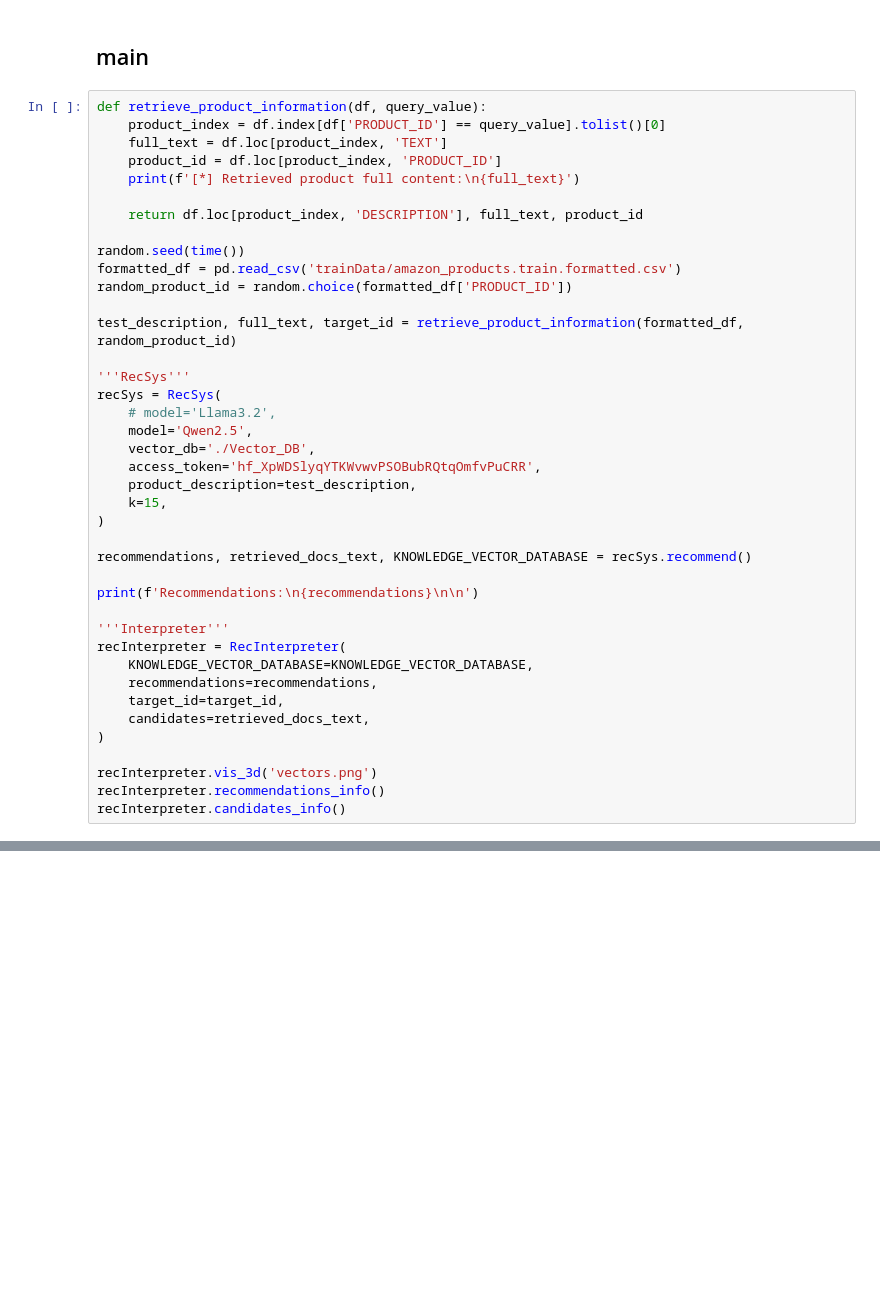
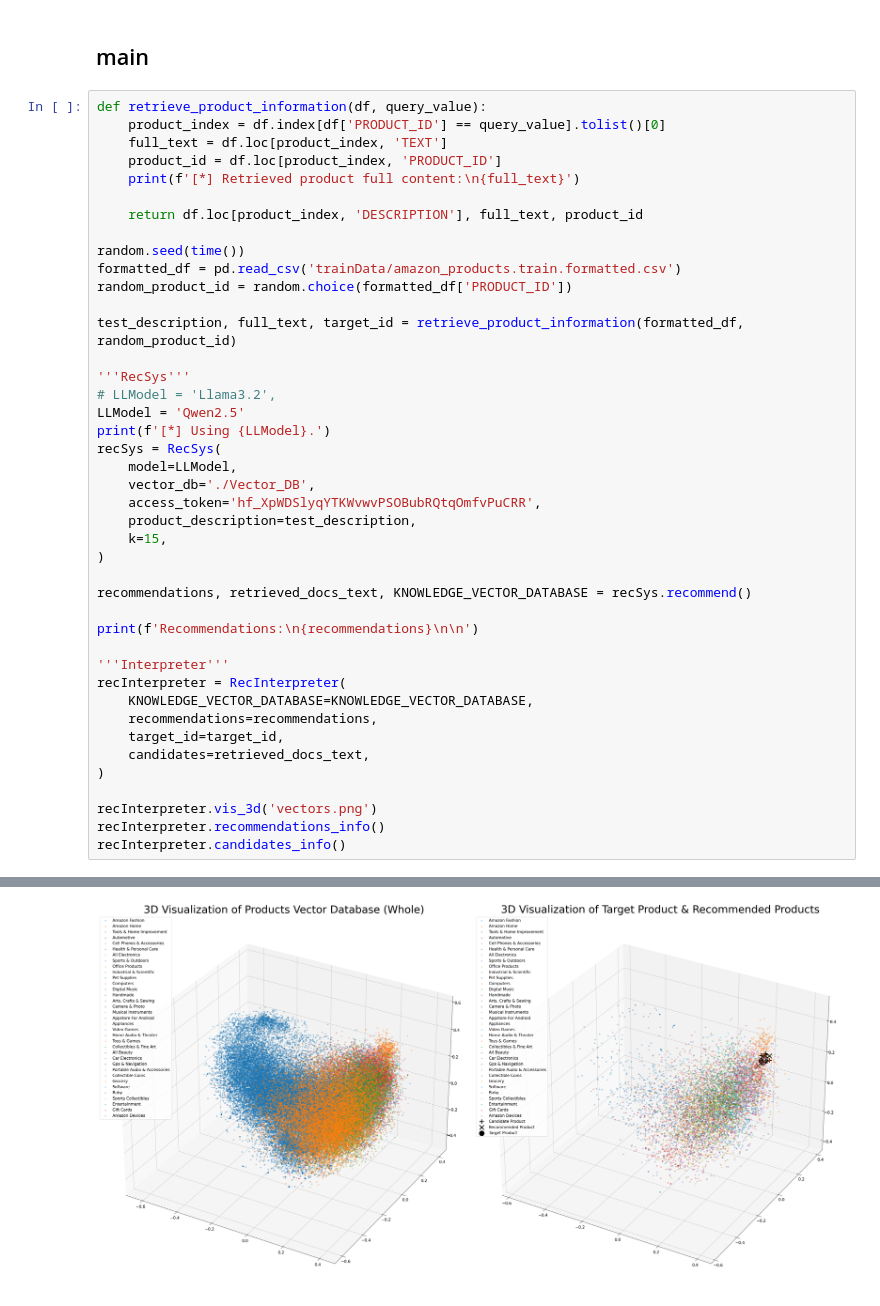
Before and after one commit to CountZero-Error/LLMRecSys-with-PersonalityAnalysis, a Jupyter notebook: RecSys/RecSys_RAG.ipynb, the cells around one changed output, grey strips where cells are left out. Cells and saved outputs as stored; diff of their text form; blank space fills up the shorter version.

```diff
--- a/RecSys/RecSys_RAG.ipynb
+++ b/RecSys/RecSys_RAG.ipynb
@@ -380,9 +380,11 @@ random_product_id = random.choice(formatted_df['PRODUCT_ID'])
 test_description, full_text, target_id = retrieve_product_information(formatted_df, random_product_id)
 
 '''RecSys'''
+# LLModel = 'Llama3.2',
+LLModel = 'Qwen2.5'
+print(f'[*] Using {LLModel}.')
 recSys = RecSys(
-    # model='Llama3.2',
-    model='Qwen2.5',
+    model=LLModel,
     vector_db='./Vector_DB',
     access_token='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',
     product_description=test_description,
@@ -404,3 +406,4 @@ recInterpreter = RecInterpreter(
 recInterpreter.vis_3d('vectors.png')
 recInterpreter.recommendations_info()
 recInterpreter.candidates_info()
+# %% [output]
@@ -406,0 +427 @@ recInterpreter.candidates_info()
+[figure, added]
```
Also changed, not shown: parts of 1 cell of this notebook, 1 other file.
